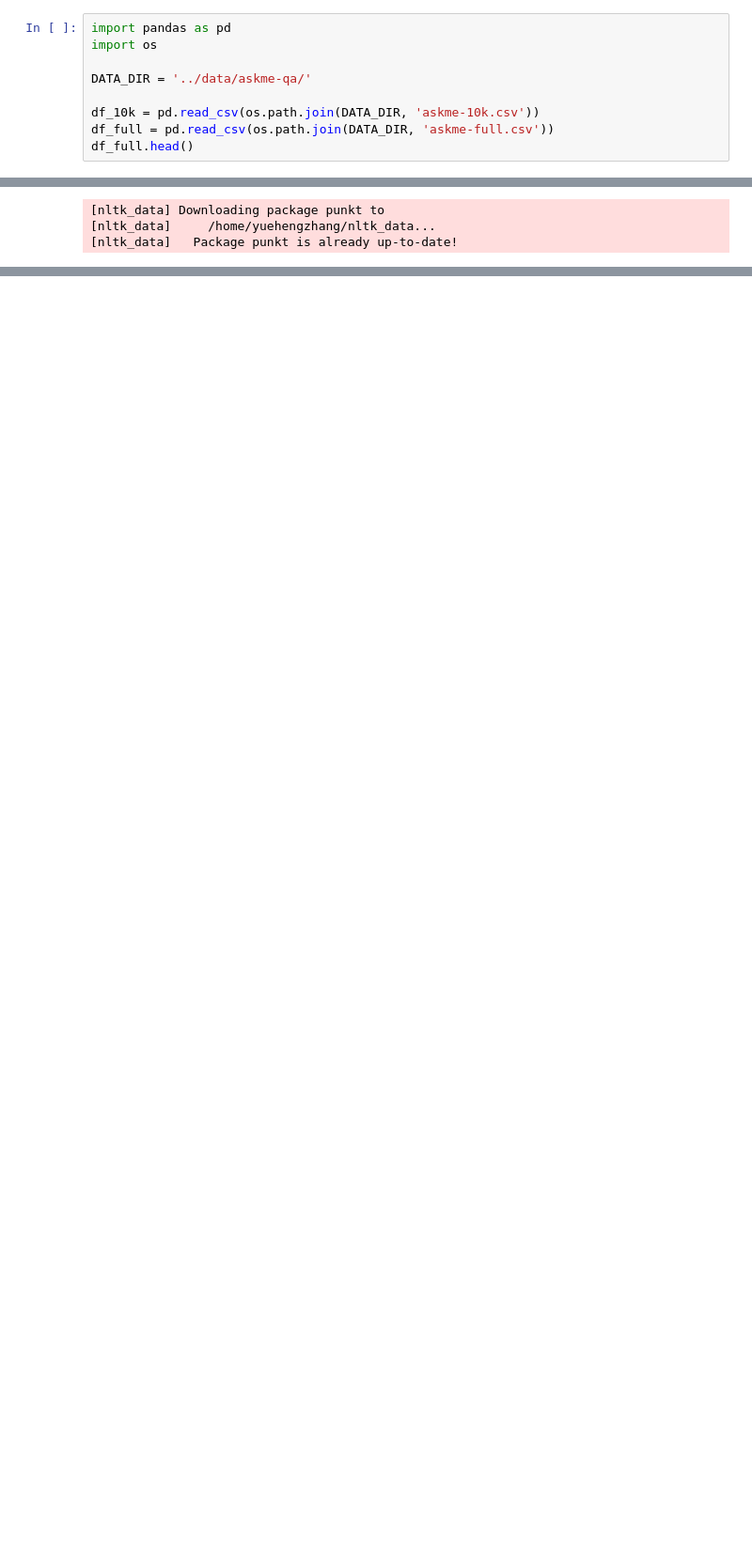
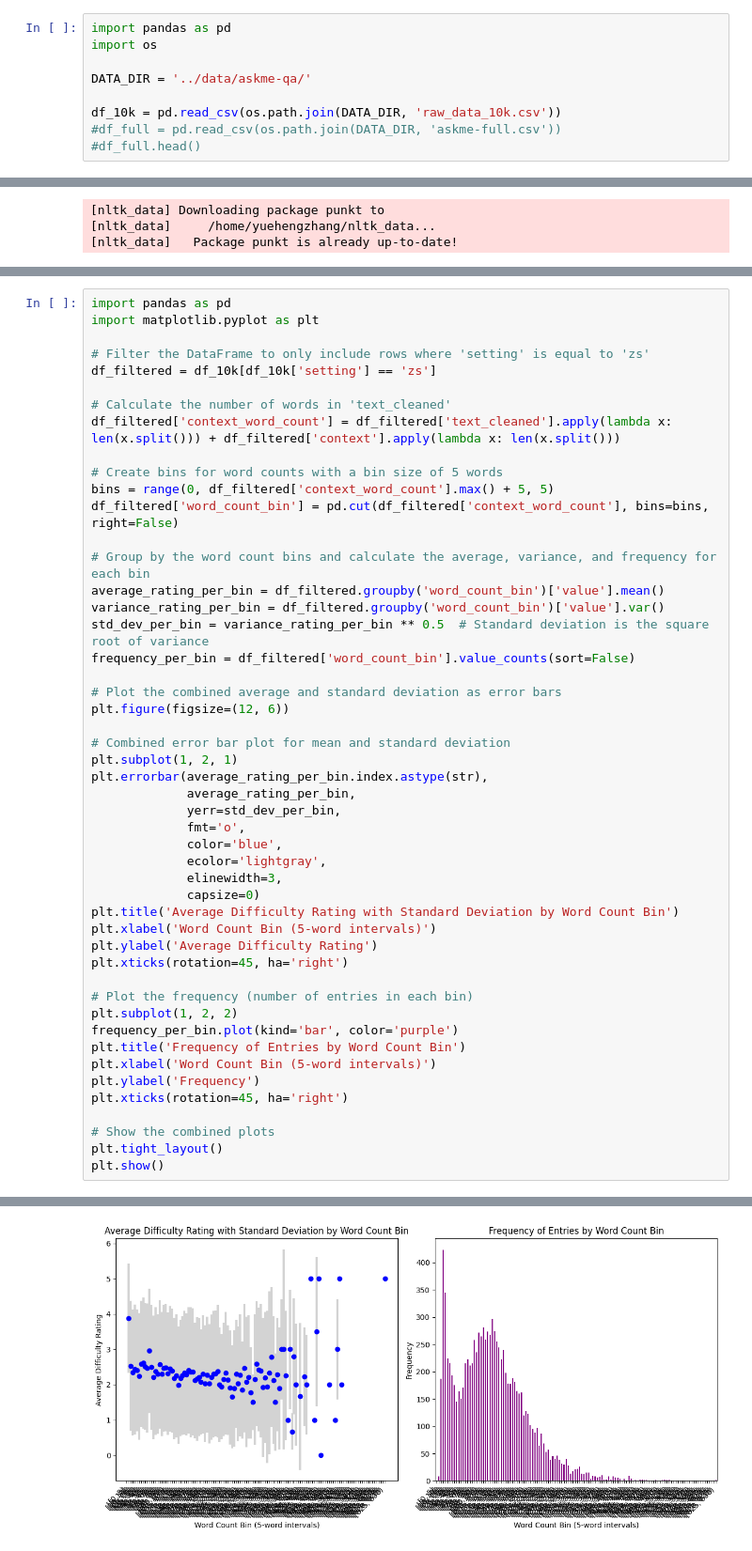
Before and after one commit to CoLearn-Dev/FleeceKM-stats, a Jupyter notebook: ASKMe/stats.ipynb, the cells around one changed output, grey strips where cells are left out. Shown at 94% size. Cells and saved outputs as stored; diff of their text form; blank space fills up the shorter version.

```diff
--- a/ASKMe/stats.ipynb
+++ b/ASKMe/stats.ipynb
@@ -4,6 +4,6 @@ import os
 
 DATA_DIR = '../data/askme-qa/'
 
-df_10k = pd.read_csv(os.path.join(DATA_DIR, 'askme-10k.csv'))
-df_full = pd.read_csv(os.path.join(DATA_DIR, 'askme-full.csv'))
-df_full.head()
+df_10k = pd.read_csv(os.path.join(DATA_DIR, 'raw_data_10k.csv'))
+#df_full = pd.read_csv(os.path.join(DATA_DIR, 'askme-full.csv'))
+#df_full.head()
@@ -124,0 +197,50 @@ Full Dataset Ratios:
+# %%
+import pandas as pd
+import matplotlib.pyplot as plt
+
+# Filter the DataFrame to only include rows where 'setting' is equal to 'zs'
+df_filtered = df_10k[df_10k['setting'] == 'zs']
+
+# Calculate the number of words in 'text_cleaned'
+df_filtered['context_word_count'] = df_filtered['text_cleaned'].apply(lambda x: len(x.split())) + df_filtered['context'].apply(lambda x: len(x.split()))
+
+# Create bins for word counts with a bin size of 5 words
+bins = range(0, df_filtered['context_word_count'].max() + 5, 5)
+df_filtered['word_count_bin'] = pd.cut(df_filtered['context_word_count'], bins=bins, right=False)
+
+# Group by the word count bins and calculate the average, variance, and frequency for each bin
+average_rating_per_bin = df_filtered.groupby('word_count_bin')['value'].mean()
+variance_rating_per_bin = df_filtered.groupby('word_count_bin')['value'].var()
+std_dev_per_bin = variance_rating_per_bin ** 0.5  # Standard deviation is the square root of variance
+frequency_per_bin = df_filtered['word_count_bin'].value_counts(sort=False)
+
+# Plot the combined average and standard deviation as error bars
+plt.figure(figsize=(12, 6))
+
+# Combined error bar plot for mean and standard deviation
+plt.subplot(1, 2, 1)
+plt.errorbar(average_rating_per_bin.index.astype(str),
+             average_rating_per_bin,
+             yerr=std_dev_per_bin,
+             fmt='o',
+             color='blue',
+             ecolor='lightgray',
+             elinewidth=3,
+             capsize=0)
+plt.title('Average Difficulty Rating with Standard Deviation by Word Count Bin')
+plt.xlabel('Word Count Bin (5-word intervals)')
+plt.ylabel('Average Difficulty Rating')
+plt.xticks(rotation=45, ha='right')
+
+# Plot the frequency (number of entries in each bin)
+plt.subplot(1, 2, 2)
+frequency_per_bin.plot(kind='bar', color='purple')
+plt.title('Frequency of Entries by Word Count Bin')
+plt.xlabel('Word Count Bin (5-word intervals)')
+plt.ylabel('Frequency')
+plt.xticks(rotation=45, ha='right')
+
+# Show the combined plots
+plt.tight_layout()
+plt.show()
+# %% [output]
@@ -124,0 +257 @@ Full Dataset Ratios:
+[figure, added]
```
Also changed, not shown: parts of 8 cells of this notebook.
